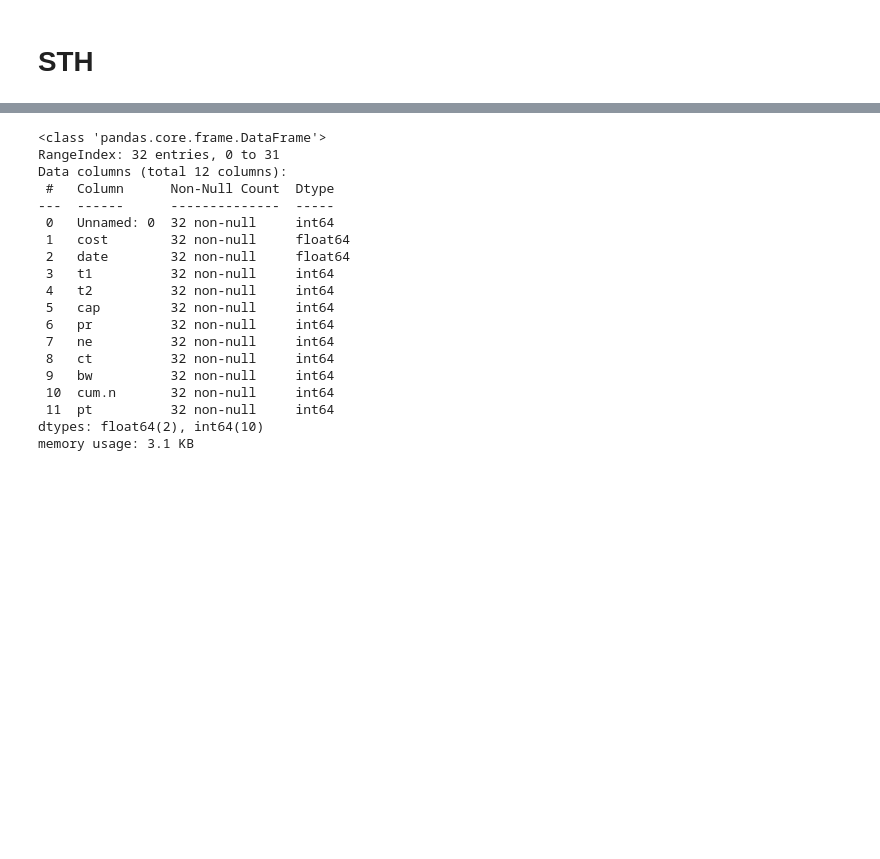
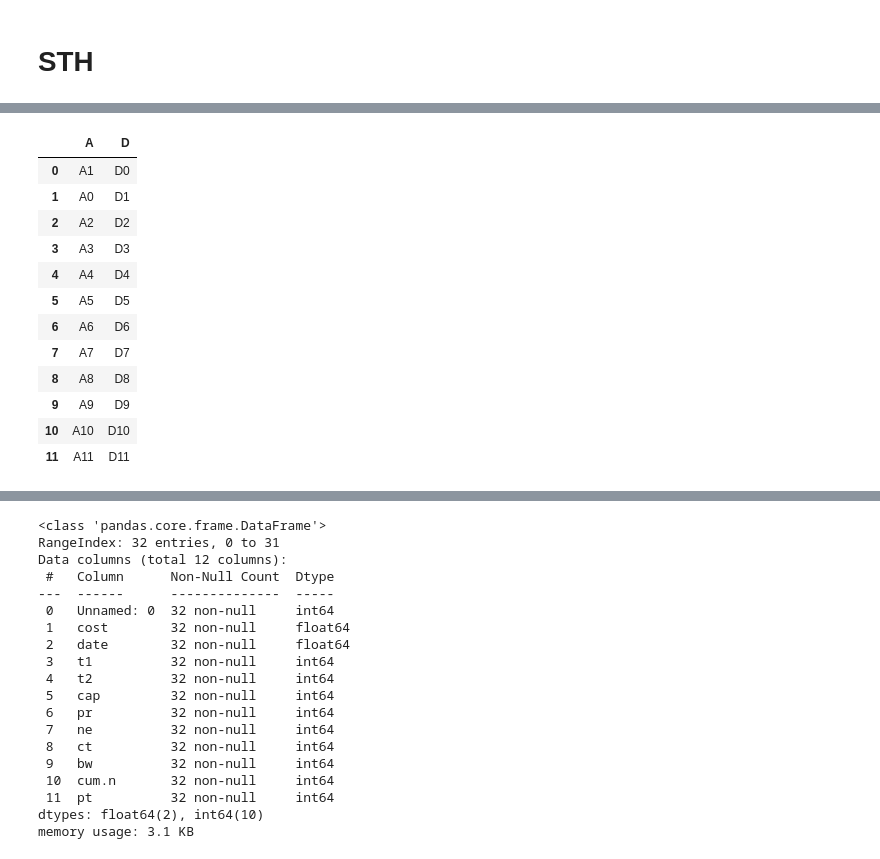
Before and after one commit to hrstnikolov/2022-data-science, a Jupyter notebook: Untitled.ipynb, the cells around one changed output, grey strips where cells are left out. Drawn from its saved outputs; the diff is of its cells as text; code cells hidden in the pictures; blank space fills up the shorter version.

```diff
--- a/Untitled.ipynb
+++ b/Untitled.ipynb
@@ -9,2 +13,37 @@ import requests
 # %% [markdown]
 # STH
+# %%
+df1 = pd.DataFrame(
+    {
+        "A": ["A1", "A0", "A2", "A3"],
+        "B": ["B8", "B1", "B2", "B3"],
+        "C": ["C0", "C1", "C2", "C3"],
+        "D": ["D0", "D1", "D2", "D3"],
+    },
+    index=[0, 1, 2, 3],
+)
+
+
+df2 = pd.DataFrame(
+    {
+        "A": ["A4", "A5", "A6", "A7"],
+        "G": ["B4", "B5", "B6", "B7"],
+        "C": ["C4", "C5", "C6", "C7"],
+        "D": ["D4", "D5", "D6", "D7"],
+    },
+    index=[4, 2, 6, 7],
+)
+
+
+df3 = pd.DataFrame(
+    {
+        "A": ["A8", "A9", "A10", "A11"],
+        "B": ["B8", "B9", "B10", "B11"],
+        "E": ["C8", "C9", "C10", "C11"],
+        "D": ["D8", "D9", "D10", "D11"],
+    },
+    index=[3, 2, 10, 11],
+)
+
+
+frames = [df1, df2, df3]
@@ -10,0 +68,16 @@ import requests
+# %%
+pd.concat(frames, ignore_index=True, join = "inner")
+# %% [output]
+|  | A | D |
+| 0 | A1 | D0 |
+| 1 | A0 | D1 |
+| 2 | A2 | D2 |
+| 3 | A3 | D3 |
+| 4 | A4 | D4 |
+| 5 | A5 | D5 |
+| 6 | A6 | D6 |
+| 7 | A7 | D7 |
+| 8 | A8 | D8 |
+| 9 | A9 | D9 |
+| 10 | A10 | D10 |
+| 11 | A11 | D11 |
```
Also changed, not shown: parts of 11 cells of this notebook, 11 other files.
